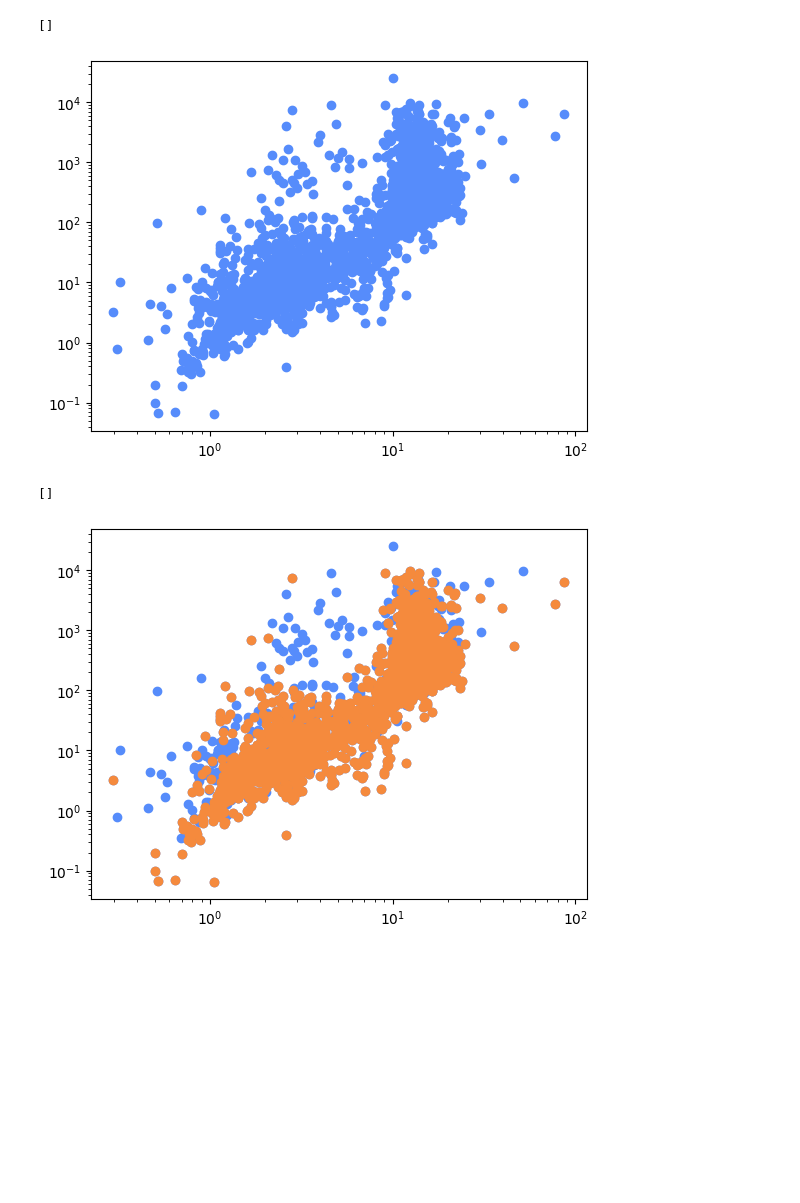
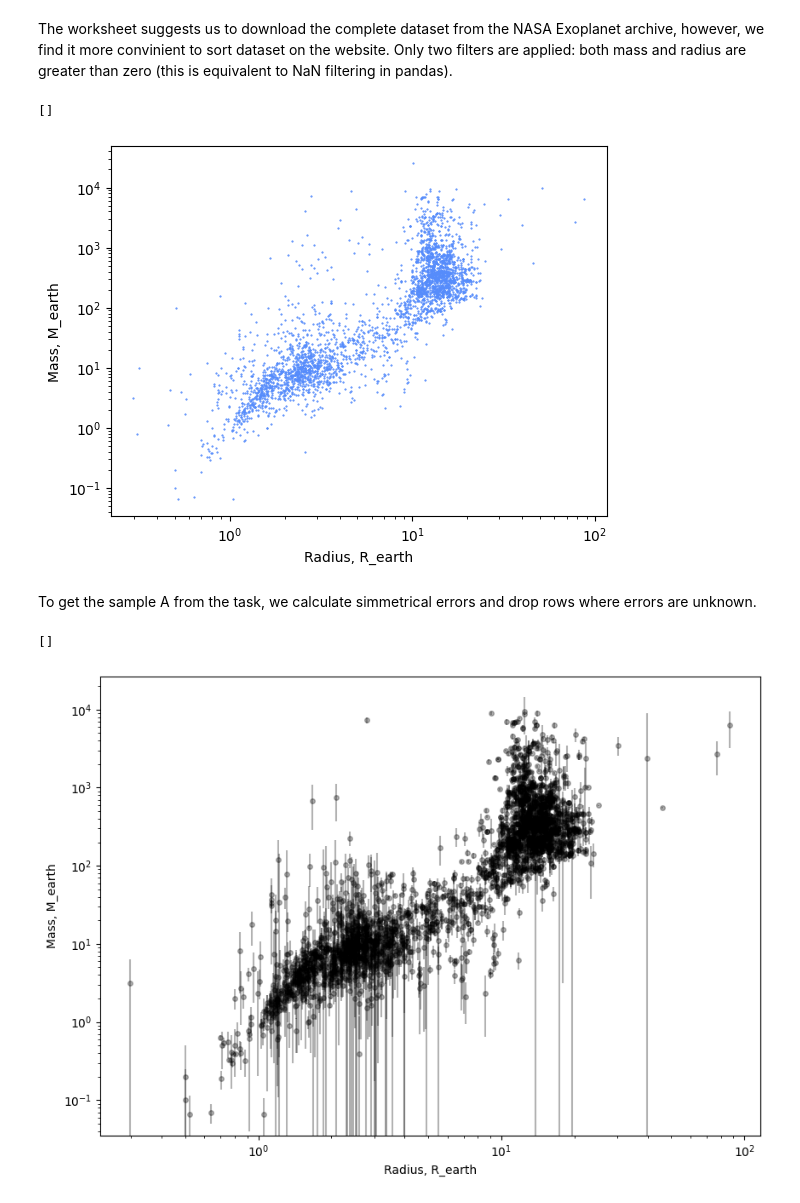
Before and after one commit to CosmicHitchhiker/ds_astro_2026s, a Jupyter notebook: ex4/ex4.ipynb, the cells around one changed output. Saved outputs shown, nothing was run; the diff lists cells and outputs as text; code cells hidden in the pictures; blank space fills up the shorter version.

```diff
--- a/ex4/ex4.ipynb
+++ b/ex4/ex4.ipynb
@@ -6,0 +10,2 @@ df = pd.read_csv('Planets_dataset.csv', header=27)
+# %% [markdown]
+The worksheet suggests us to download the complete dataset from the NASA Exoplanet archive, however, we find it more convinient to sort dataset on the website. Only two filters are applied: both mass and radius are greater than zero (this is equivalent to NaN filtering in pandas).
@@ -7,6 +14,8 @@ df = pd.read_csv('Planets_dataset.csv', header=27)
 # %%
-plt.scatter(df['pl_rade'], df['pl_masse'])
+plt.scatter(df['pl_rade'], df['pl_masse'], s=0.3)
+plt.xlabel('Radius, R_earth')
+plt.ylabel('Mass, M_earth')
 plt.loglog()
 # %% [output]
 []
-[figure, old version]
+[figure, new version]
@@ -16,0 +22,2 @@ sample_a.dropna(inplace=True, ignore_index=True)
+# %% [markdown]
+To get the sample A from the task, we calculate simmetrical errors and drop rows where errors are unknown.
@@ -17,9 +28,12 @@ sample_a.dropna(inplace=True, ignore_index=True)
 # %%
-plt.scatter(df['pl_rade'], df['pl_masse'])
-plt.scatter(sample_a['pl_rade'], sample_a['pl_masse'])
-plt.loglog()
+# plt.scatter(df['pl_rade'], df['pl_masse'], s=0.3)
+fig, ax = plt.subplots(figsize=(10, 7))
+ax.errorbar(sample_a['pl_rade'], sample_a['pl_masse'], yerr=sample_a['pl_masseerr'], ls='None', marker='o', c='black', alpha=0.3, markersize=4)
+ax.set_xlabel('Radius, R_earth')
+ax.set_ylabel('Mass, M_earth')
+ax.loglog()
 # %% [output]
 []
-[figure, old version]
+[figure, new version]
 # %%
 sample_b = sample_a[sample_a['pl_rade'] <= 5].copy()
```
Also changed, not shown: parts of 43 cells of this notebook.
